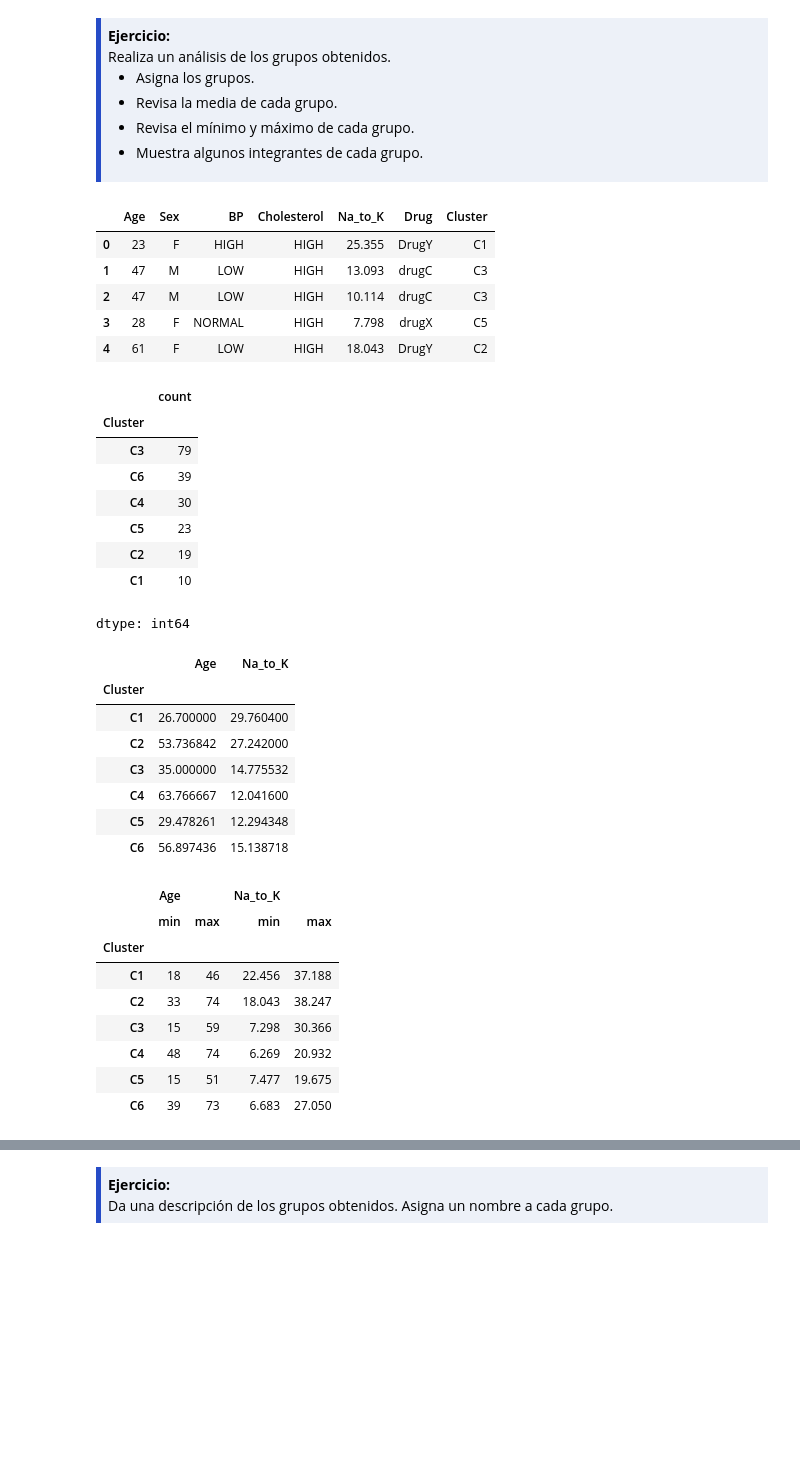
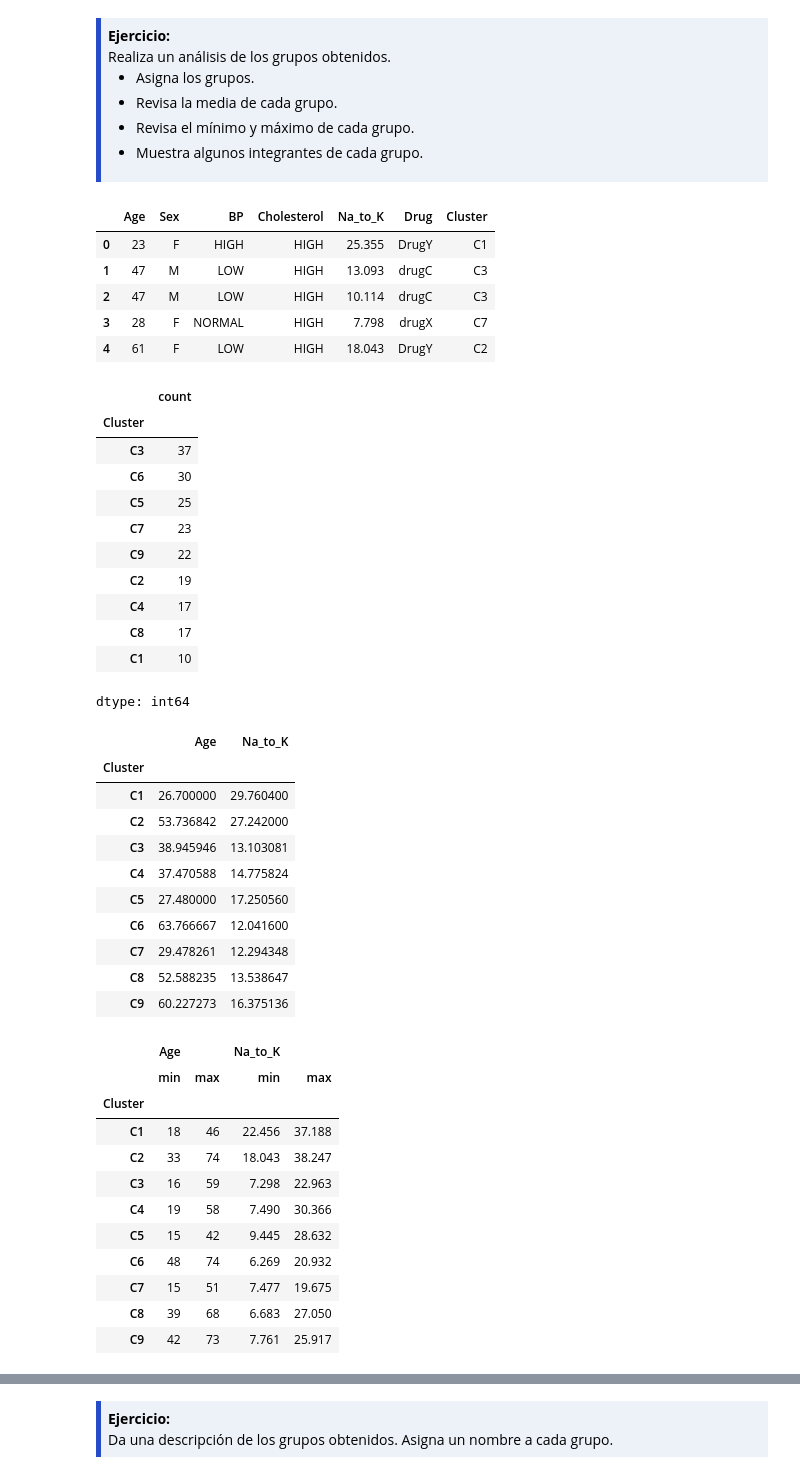
Before and after one commit to JustmeLu/Tareas-automatizacionInicial, a Jupyter notebook: 2-Ejercicios/03-Agrupamiento-Jerarquico.ipynb, the cells around one changed output, grey strips where cells are left out. Drawn from its saved outputs; the diff is of its cells as text; code cells hidden in the pictures; blank space fills up the shorter version.

```diff
--- a/2-Ejercicios/03-Agrupamiento-Jerarquico.ipynb
+++ b/2-Ejercicios/03-Agrupamiento-Jerarquico.ipynb
@@ -144,10 +144,10 @@ plt.show()
 [figure]
 # %%
 # Realizamos el clustering jerárquico
-Z = linkage(data, method='complete')
+Z = linkage(X_scaled, method='complete')
 
 # Definir la distancia de corte
-distancia_corte = 4.8
+distancia_corte = 4.4
 
 # Calcular el dendrograma
 plt.figure(figsize=(9, 6))
@@ -155,7 +155,7 @@ dendrogram(Z,
     orientation='right', )
 plt.axvline(x=distancia_corte, c='k', ls='--')
 plt.title("Dendrograma de Agrupamiento Jerárquico")
-plt.xlabel("Individuos")
-plt.ylabel("Distancia Euclidiana")
+plt.xlabel("Distancia Euclidiana")
+plt.ylabel("Individuos")
 plt.show()
 # %% [output]
@@ -189,19 +189,22 @@ display(data.head())
 | 0 | 23 | F | HIGH | HIGH | 25.355 | DrugY | C1 |
 | 1 | 47 | M | LOW | HIGH | 13.093 | drugC | C3 |
 | 2 | 47 | M | LOW | HIGH | 10.114 | drugC | C3 |
-| 3 | 28 | F | NORMAL | HIGH | 7.798 | drugX | C5 |
+| 3 | 28 | F | NORMAL | HIGH | 7.798 | drugX | C7 |
 | 4 | 61 | F | LOW | HIGH | 18.043 | DrugY | C2 |
 # %%
 # 🔢 Cantidad de elementos por clúster
-data['Cluster'].value_counts()
+display(data['Cluster'].value_counts())
 # %% [output]
 |  | count |
 | Cluster |  |
-| C3 | 79 |
-| C6 | 39 |
-| C4 | 30 |
-| C5 | 23 |
+| C3 | 37 |
+| C6 | 30 |
+| C5 | 25 |
+| C7 | 23 |
+| C9 | 22 |
 | C2 | 19 |
+| C4 | 17 |
+| C8 | 17 |
 | C1 | 10 |
 dtype: int64
 # %%
@@ -209,29 +212,35 @@ dtype: int64
 numeric_cols = ['Age', 'Na_to_K']
 
 # Media por clúster
-data.groupby('Cluster')[numeric_cols].mean()
+display(data.groupby('Cluster')[numeric_cols].mean())
 # %% [output]
 |  | Age | Na_to_K |
 | Cluster |  |  |
 | C1 | 26.700000 | 29.760400 |
 | C2 | 53.736842 | 27.242000 |
-| C3 | 35.000000 | 14.775532 |
-| C4 | 63.766667 | 12.041600 |
-| C5 | 29.478261 | 12.294348 |
-| C6 | 56.897436 | 15.138718 |
+| C3 | 38.945946 | 13.103081 |
+| C4 | 37.470588 | 14.775824 |
+| C5 | 27.480000 | 17.250560 |
+| C6 | 63.766667 | 12.041600 |
+| C7 | 29.478261 | 12.294348 |
+| C8 | 52.588235 | 13.538647 |
+| C9 | 60.227273 | 16.375136 |
 # %%
 # Mínimo y máximo por clúster
-data.groupby('Cluster')[numeric_cols].agg(['min', 'max'])
+display(data.groupby('Cluster')[numeric_cols].agg(['min', 'max']))
 # %% [output]
 |  | Age |  | Na_to_K |  |
 |  | min | max | min | max |
 | Cluster |  |  |  |  |
 | C1 | 18 | 46 | 22.456 | 37.188 |
 | C2 | 33 | 74 | 18.043 | 38.247 |
-| C3 | 15 | 59 | 7.298 | 30.366 |
-| C4 | 48 | 74 | 6.269 | 20.932 |
-| C5 | 15 | 51 | 7.477 | 19.675 |
-| C6 | 39 | 73 | 6.683 | 27.050 |
+| C3 | 16 | 59 | 7.298 | 22.963 |
+| C4 | 19 | 58 | 7.490 | 30.366 |
+| C5 | 15 | 42 | 9.445 | 28.632 |
+| C6 | 48 | 74 | 6.269 | 20.932 |
+| C7 | 15 | 51 | 7.477 | 19.675 |
+| C8 | 39 | 68 | 6.683 | 27.050 |
+| C9 | 42 | 73 | 7.761 | 25.917 |
 # %%
 # Mostrar algunos integrantes de cada clúster
 for cluster in data['Cluster'].unique():
```
Also changed, not shown: parts of 8 cells of this notebook.
